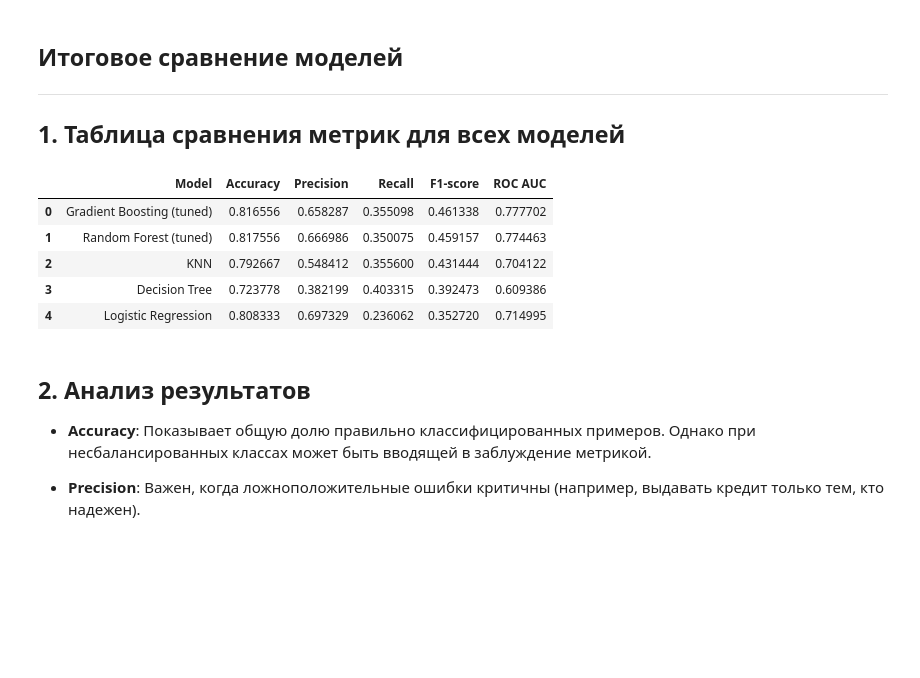
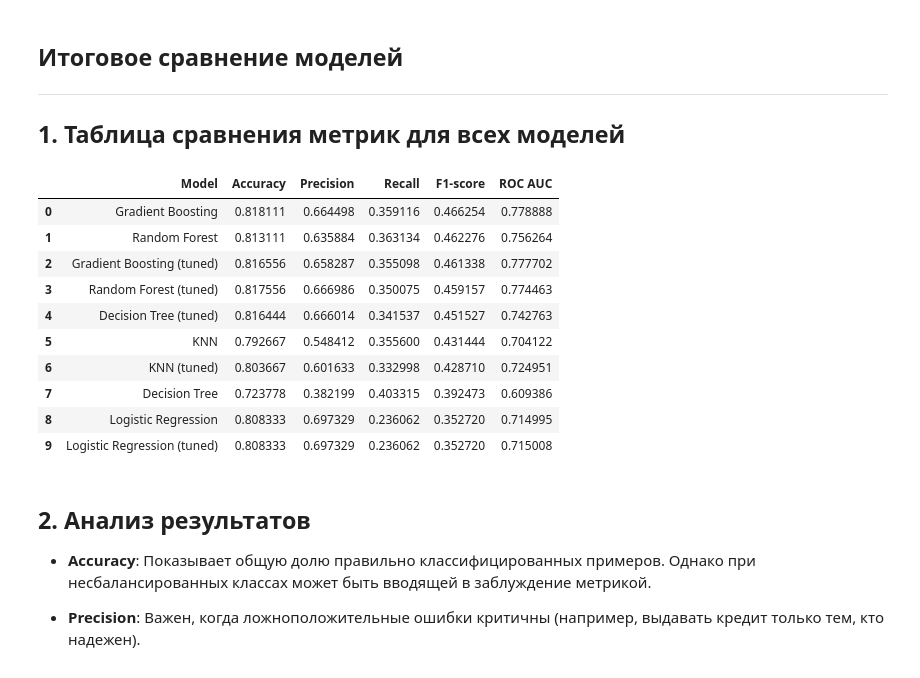
Before and after one commit to BBBtp/NIRS, a Jupyter notebook: nirs.ipynb, the cells around one changed output. Saved outputs shown, nothing was run; the diff lists cells and outputs as text; code cells hidden in the pictures; blank space fills up the shorter version.

```diff
--- a/nirs.ipynb
+++ b/nirs.ipynb
@@ -455,12 +597,0 @@ param_grid_gb = {
-# %%
-grid_rf = GridSearchCV(
-    RandomForestClassifier(random_state=42),
-    param_grid=param_grid_rf,
-    cv=5,
-    scoring='f1',
-    n_jobs=-1,
-    verbose=1
-)
-
-grid_rf.fit(X_train, y_train)
-print(f"Лучшие параметры Random Forest: {grid_rf.best_params_}")
@@ -472,12 +597,0 @@ Fitting 5 folds for each of 36 candidates, totalling 180 fits
-# %%
-grid_gb = GridSearchCV(
-    GradientBoostingClassifier(random_state=42),
-    param_grid=param_grid_gb,
-    cv=5,
-    scoring='f1',
-    n_jobs=-1,
-    verbose=1
-)
-
-grid_gb.fit(X_train, y_train)
-print(f"Лучшие параметры Gradient Boosting: {grid_gb.best_params_}")
@@ -559,41 +625,48 @@ metrics_list = []
 models = {
     'Logistic Regression': lr_model,
     'KNN': knn_model,
     'Decision Tree': dt_model,
-    'Random Forest (tuned)': grid_rf.best_estimator_,
-    'Gradient Boosting (tuned)': grid_gb.best_estimator_
+    'Random Forest': rf_model,
+    'Gradient Boosting': gb_model
 }
 
-for name, model in models.items():
+all_models = {**models, **best_models}
+
+for name, model in all_models.items():
     model.fit(X_train, y_train)
     y_pred = model.predict(X_test)
     y_proba = model.predict_proba(X_test)[:, 1] if hasattr(model, "predict_proba") else None
 
     acc = accuracy_score(y_test, y_pred)
     prec = precision_score(y_test, y_pred)
     rec = recall_score(y_test, y_pred)
     f1 = f1_score(y_test, y_pred)
     roc_auc = roc_auc_score(y_test, y_proba) if y_proba is not None else np.nan
 
     metrics_list.append({
         'Model': name,
         'Accuracy': acc,
         'Precision': prec,
         'Recall': rec,
         'F1-score': f1,
         'ROC AUC': roc_auc
     })
 
 results_df = pd.DataFrame(metrics_list).sort_values(by='F1-score', ascending=False)
 results_df.reset_index(drop=True, inplace=True)
 results_df
 # %% [output]
 |  | Model | Accuracy | Precision | Recall | F1-score | ROC AUC |
-| 0 | Gradient Boosting (tuned) | 0.816556 | 0.658287 | 0.355098 | 0.461338 | 0.777702 |
-| 1 | Random Forest (tuned) | 0.817556 | 0.666986 | 0.350075 | 0.459157 | 0.774463 |
-| 2 | KNN | 0.792667 | 0.548412 | 0.355600 | 0.431444 | 0.704122 |
-| 3 | Decision Tree | 0.723778 | 0.382199 | 0.403315 | 0.392473 | 0.609386 |
-| 4 | Logistic Regression | 0.808333 | 0.697329 | 0.236062 | 0.352720 | 0.714995 |
+| 0 | Gradient Boosting | 0.818111 | 0.664498 | 0.359116 | 0.466254 | 0.778888 |
+| 1 | Random Forest | 0.813111 | 0.635884 | 0.363134 | 0.462276 | 0.756264 |
+| 2 | Gradient Boosting (tuned) | 0.816556 | 0.658287 | 0.355098 | 0.461338 | 0.777702 |
+| 3 | Random Forest (tuned) | 0.817556 | 0.666986 | 0.350075 | 0.459157 | 0.774463 |
+| 4 | Decision Tree (tuned) | 0.816444 | 0.666014 | 0.341537 | 0.451527 | 0.742763 |
+| 5 | KNN | 0.792667 | 0.548412 | 0.355600 | 0.431444 | 0.704122 |
+| 6 | KNN (tuned) | 0.803667 | 0.601633 | 0.332998 | 0.428710 | 0.724951 |
+| 7 | Decision Tree | 0.723778 | 0.382199 | 0.403315 | 0.392473 | 0.609386 |
+| 8 | Logistic Regression | 0.808333 | 0.697329 | 0.236062 | 0.352720 | 0.714995 |
+| 9 | Logistic Regression (tuned) | 0.808333 | 0.697329 | 0.236062 | 0.352720 | 0.715008 |
 # %% [markdown]
 
 
```
Also changed, not shown: parts of 15 cells of this notebook.
